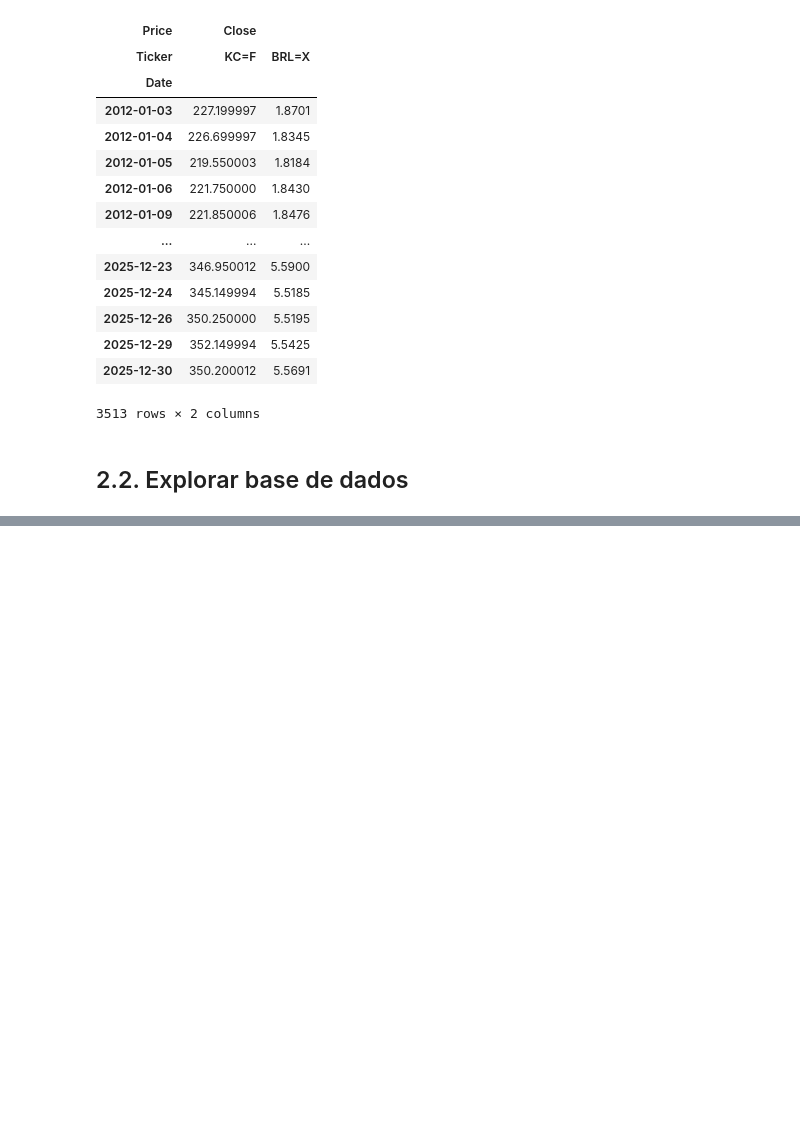
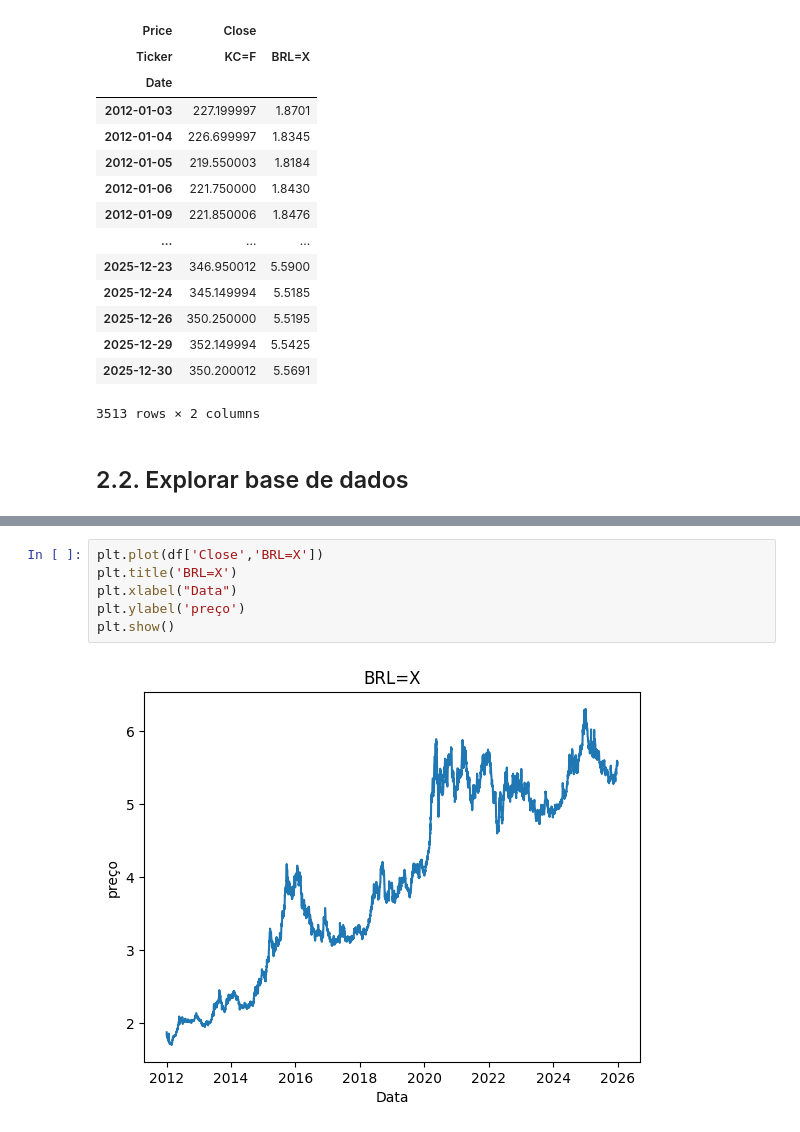
Before and after one commit to eulergomees/lstm_coffee_price, a Jupyter notebook: lstm_coffee_price.ipynb, the cells around one changed output, grey strips where cells are left out. Drawn from its saved outputs; the diff is of its cells as text; blank space fills up the shorter version.

```diff
--- a/lstm_coffee_price.ipynb
+++ b/lstm_coffee_price.ipynb
@@ -94,0 +103,8 @@ df
+# %%
+plt.plot(df['Close','BRL=X'])
+plt.title('BRL=X')
+plt.xlabel("Data")
+plt.ylabel('preço')
+plt.show()
+# %% [output]
+[figure, added]
```
Also changed, not shown: parts of 2 cells of this notebook.
